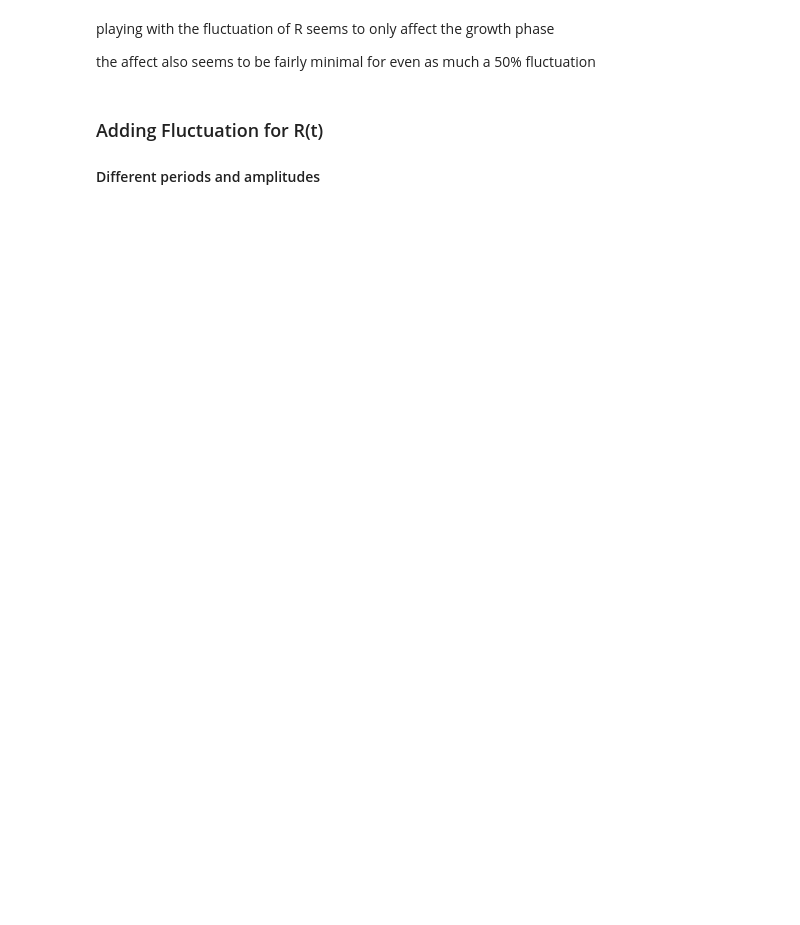
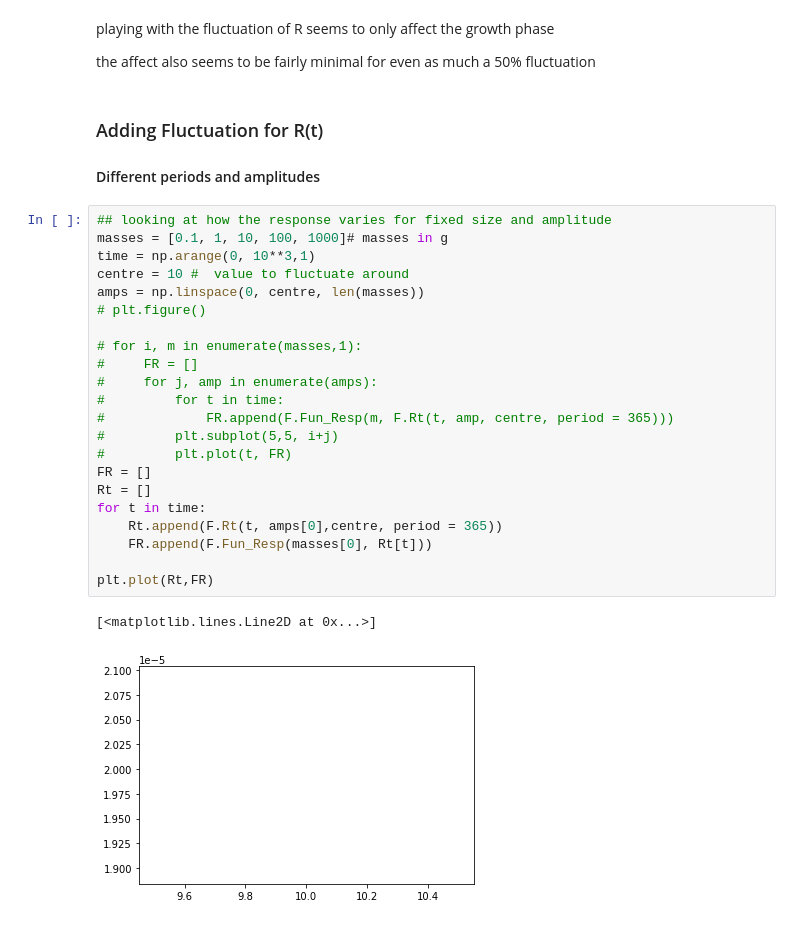
Before and after one commit to Don-Burns/Masters_Project, a Jupyter notebook: code/Building_New_Models.ipynb, the cells around one changed output. Drawn from its saved outputs; the diff is of its cells as text; blank space fills up the shorter version.

```diff
--- a/code/Building_New_Models.ipynb
+++ b/code/Building_New_Models.ipynb
@@ -209,3 +234,28 @@ the affect also seems to be fairly minimal for even as much a 50% fluctuation
 # %% [markdown]
 ### Adding Fluctuation for R(t)
 #### Different periods and amplitudes
+# %%
+## looking at how the response varies for fixed size and amplitude
+masses = [0.1, 1, 10, 100, 1000]# masses in g
+time = np.arange(0, 10**3,1)
+centre = 10 #  value to fluctuate around
+amps = np.linspace(0, centre, len(masses))
+# plt.figure()
+
+# for i, m in enumerate(masses,1):
+#     FR = []
+#     for j, amp in enumerate(amps):
+#         for t in time:
+#             FR.append(F.Fun_Resp(m, F.Rt(t, amp, centre, period = 365)))
+#         plt.subplot(5,5, i+j)
+#         plt.plot(t, FR)
+FR = []
+Rt = []
+for t in time:
+    Rt.append(F.Rt(t, amps[0],centre, period = 365))
+    FR.append(F.Fun_Resp(masses[0], Rt[t]))
+
+plt.plot(Rt,FR)
+# %% [output]
+[<matplotlib.lines.Line2D at 0x...>]
+[figure, added]
```
Also changed, not shown: parts of 23 cells of this notebook, 1 other file.
